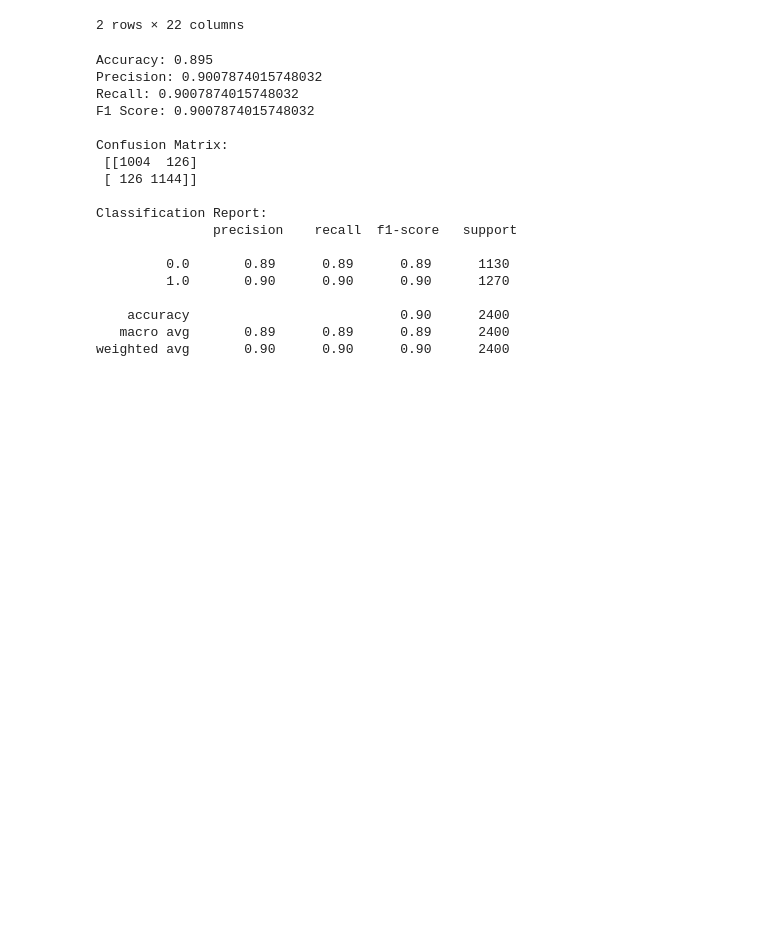
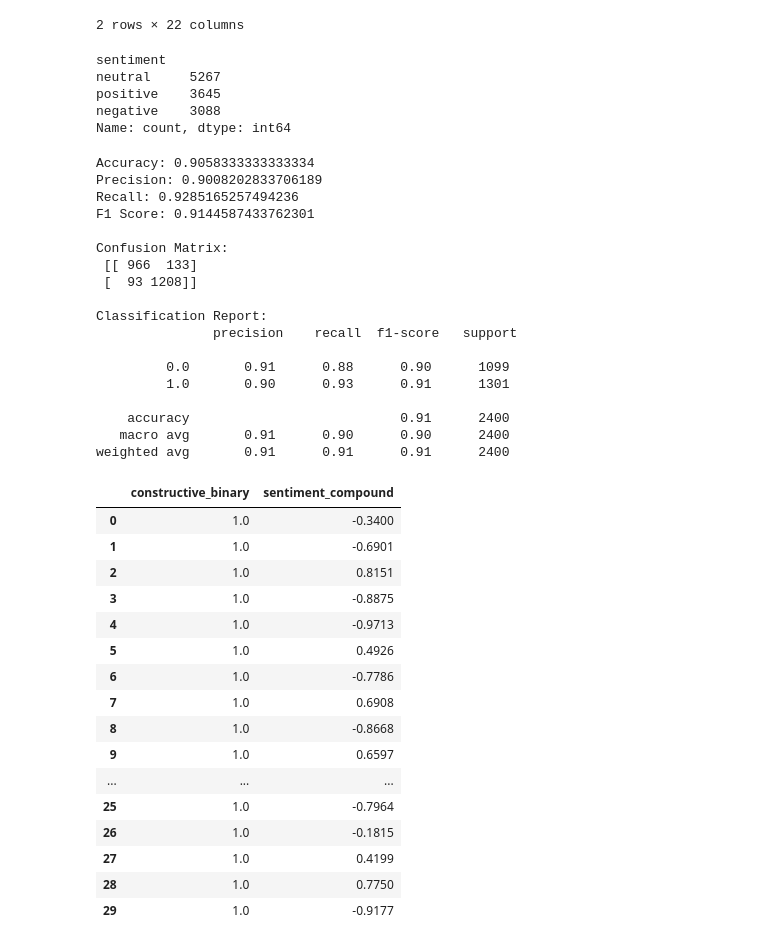
Before and after one commit to SiddiJr/trabalho-final-min-dados, a Jupyter notebook: trabalho_final.ipynb, the cells around one changed output. Cells and saved outputs as stored; diff of their text form; code cells hidden in the pictures; blank space fills up the shorter version.

```diff
--- a/trabalho_final.ipynb
+++ b/trabalho_final.ipynb
@@ -55,3 +64,11 @@ df['sentiment'] = df['comment_text'].apply(get_sentiment)
+# %%
+df['sentiment'].value_counts()
+# %% [output]
+sentiment
+neutral     5267
+positive    3645
+negative    3088
+Name: count, dtype: int64
 # %%
 tfidf = TfidfVectorizer(max_features=50)
 cat_tfidf = tfidf.fit_transform(df['comment_text'].fillna('')).toarray()
@@ -61,8 +78,7 @@ df = pd.concat([df.reset_index(drop=True), cat_df], axis=1)
 # %%
 df = df.map(lambda x: x.strip() if isinstance(x, str) else x)
 df = df.replace('', np.nan)
-df['sentiment'] = df['sentiment'].apply(lambda x: 1 if x == 'positive' else 0)
-X = df.drop(['agree_constructiveness_expt', 'njudgements_constructiveness_expt', 'constructive', 'other_toxic_chars', 'other_noncon_chars', 'pp_comment_text', 'other_con_chars', 'crowd_comments_toxicity_expt', 'processed_text', 'constructive_binary', 'comment_counter', 'article_id', 'pp_comment_text', 'comment_text', 'has_content', 'crowd_discard', 'constructive_characteristics', 'non_constructive_characteristics', 'toxicity_characteristics', 'crowd_comments_constructiveness_expt'], axis=1)
+X = df.drop(['agree_constructiveness_expt', 'njudgements_constructiveness_expt', 'constructive', 'other_toxic_chars', 'other_noncon_chars', 'pp_comment_text', 'other_con_chars', 'crowd_comments_toxicity_expt', 'processed_text', 'constructive_binary', 'comment_counter', 'article_id', 'pp_comment_text', 'comment_text', 'has_content', 'crowd_discard', 'constructive_characteristics', 'non_constructive_characteristics', 'toxicity_characteristics', 'crowd_comments_constructiveness_expt', 'sentiment'], axis=1)
 y = df['constructive_binary']
 
 X_train, X_test, y_train, y_test = train_test_split(X, y, test_size=0.2)
@@ -86,21 +102,41 @@ print("\nConfusion Matrix:\n", conf_matrix)
 # Optional: Detailed report
 print("\nClassification Report:\n", classification_report(y_test, y_pred))
 # %% [output]
-Accuracy: 0.895
-Precision: 0.9007874015748032
-Recall: 0.9007874015748032
-F1 Score: 0.9007874015748032
+Accuracy: 0.9058333333333334
+Precision: 0.9008202833706189
+Recall: 0.9285165257494236
+F1 Score: 0.9144587433762301
 
 Confusion Matrix:
- [[1004  126]
- [ 126 1144]]
+ [[ 966  133]
+ [  93 1208]]
 
 Classification Report:
                precision    recall  f1-score   support
 
-         0.0       0.89      0.89      0.89      1130
-         1.0       0.90      0.90      0.90      1270
+         0.0       0.91      0.88      0.90      1099
+         1.0       0.90      0.93      0.91      1301
 
-    accuracy                           0.90      2400
-   macro avg       0.89      0.89      0.89      2400
-weighted avg       0.90      0.90      0.90      2400
+    accuracy                           0.91      2400
+   macro avg       0.91      0.90      0.90      2400
+weighted avg       0.91      0.91      0.91      2400
+# %%
+df[['constructive_binary', 'sentiment_compound']].head(30)
+# %% [output]
+|  | constructive_binary | sentiment_compound |
+| 0 | 1.0 | -0.3400 |
+| 1 | 1.0 | -0.6901 |
+| 2 | 1.0 | 0.8151 |
+| 3 | 1.0 | -0.8875 |
+| 4 | 1.0 | -0.9713 |
+| 5 | 1.0 | 0.4926 |
+| 6 | 1.0 | -0.7786 |
+| 7 | 1.0 | 0.6908 |
+| 8 | 1.0 | -0.8668 |
+| 9 | 1.0 | 0.6597 |
+| ... | ... | ... |
+| 25 | 1.0 | -0.7964 |
+| 26 | 1.0 | -0.1815 |
+| 27 | 1.0 | 0.4199 |
+| 28 | 1.0 | 0.7750 |
+| 29 | 1.0 | -0.9177 |
```
Also changed, not shown: parts of 4 cells of this notebook.
